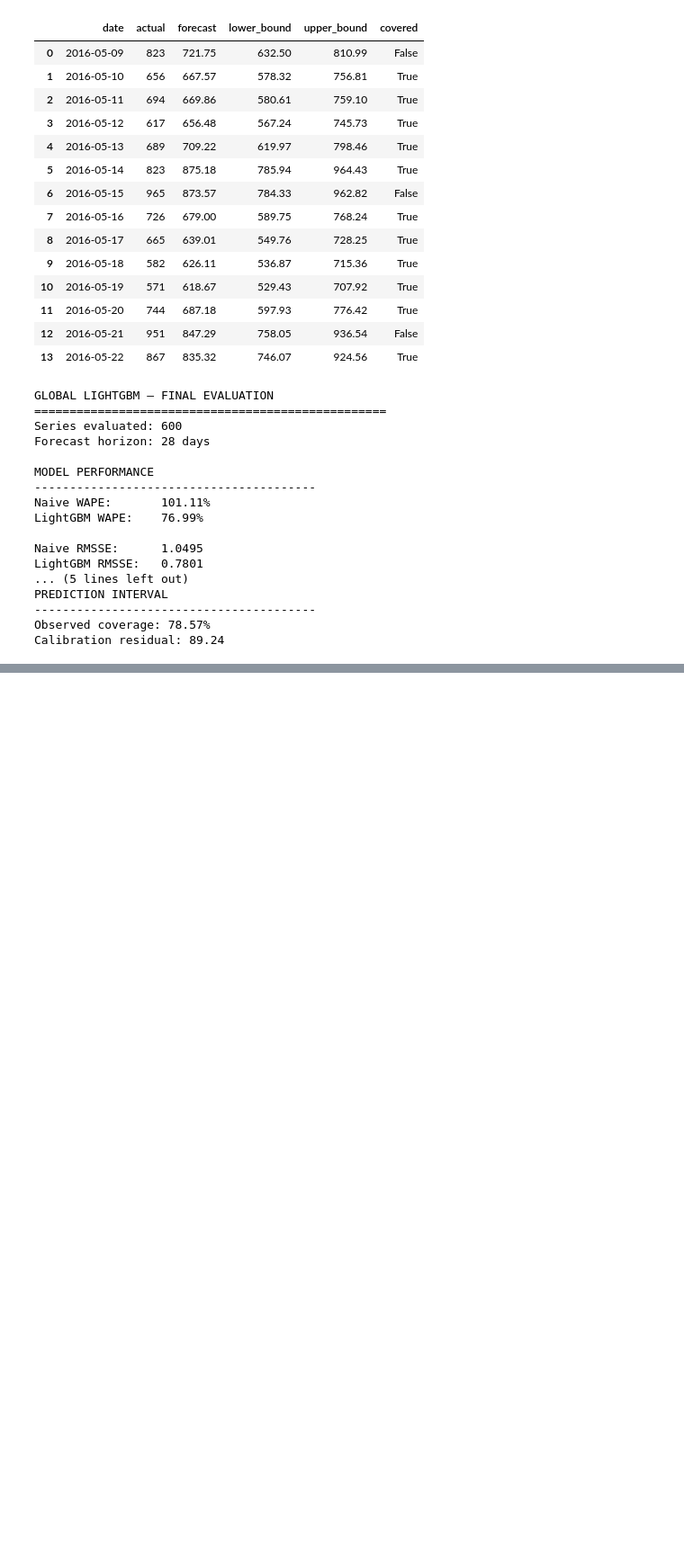
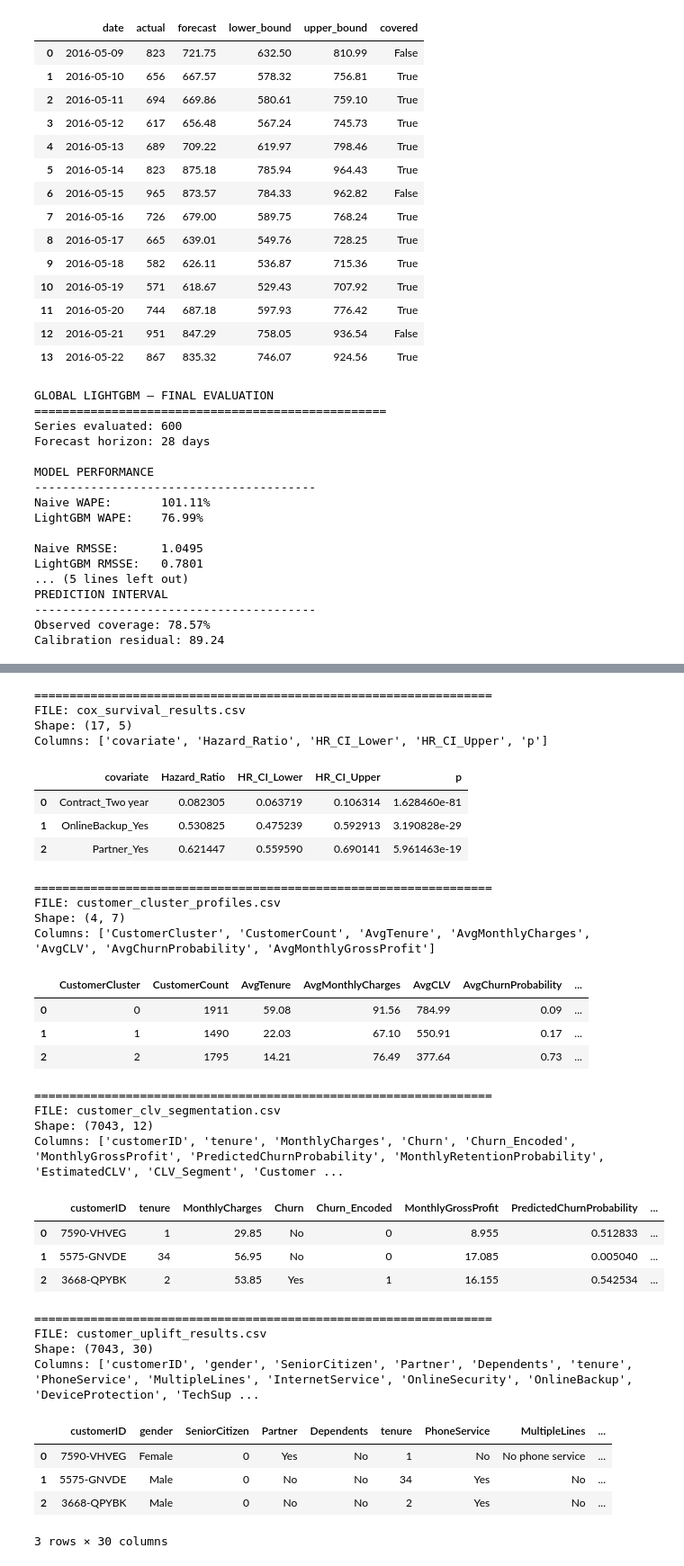
Before and after one commit to saudjabarali/Nexvia-Technologies-Data-Science-Internship, a Jupyter notebook: DS-02_Demand_Forecasting_and_Inventory_Optimization/main2.ipynb, the cells around one changed output, grey strips where cells are left out. Shown at 90% size. Saved outputs shown, nothing was run; the diff lists cells and outputs as text; code cells hidden in the pictures; blank space fills up the shorter version.

```diff
--- a/DS-02_Demand_Forecasting_and_Inventory_Optimization/main2.ipynb
+++ b/DS-02_Demand_Forecasting_and_Inventory_Optimization/main2.ipynb
@@ -4103,0 +4257,18 @@ Calibration residual: 89.24
+# %%
+from pathlib import Path
+
+project_root = Path.cwd().parent
+
+ds01_path = project_root / "DS-01_Customer_Lifetime_Value_and_Churn"
+
+for folder in [
+    ds01_path / "data",
+    ds01_path / "data" / "processed",
+    ds01_path / "models",
+]:
+    print(f"\n📁 {folder}")
+    if folder.exists():
+        for item in sorted(folder.iterdir()):
+            print("  ", item.name, "(folder)" if item.is_dir() else f"({item.stat().st_size / 1024:.1f} KB)")
+    else:
+        print("   Folder does not exist")
@@ -4103,0 +4287,47 @@ Calibration residual: 89.24
+# %%
+import pandas as pd
+
+processed_path = ds01_path / "data" / "processed"
+
+for file in sorted(processed_path.glob("*.csv")):
+    df = pd.read_csv(file)
+
+    print(f"\n{'='*65}")
+    print(f"FILE: {file.name}")
+    print("Shape:", df.shape)
+    print("Columns:", df.columns.tolist())
+    display(df.head(3))
+# %% [output]
+=================================================================
+FILE: cox_survival_results.csv
+Shape: (17, 5)
+Columns: ['covariate', 'Hazard_Ratio', 'HR_CI_Lower', 'HR_CI_Upper', 'p']
+|  | covariate | Hazard_Ratio | HR_CI_Lower | HR_CI_Upper | p |
+| 0 | Contract_Two year | 0.082305 | 0.063719 | 0.106314 | 1.628460e-81 |
+| 1 | OnlineBackup_Yes | 0.530825 | 0.475239 | 0.592913 | 3.190828e-29 |
+| 2 | Partner_Yes | 0.621447 | 0.559590 | 0.690141 | 5.961463e-19 |
+=================================================================
+FILE: customer_cluster_profiles.csv
+Shape: (4, 7)
+Columns: ['CustomerCluster', 'CustomerCount', 'AvgTenure', 'AvgMonthlyCharges', 'AvgCLV', 'AvgChurnProbability', 'AvgMonthlyGrossProfit']
+|  | CustomerCluster | CustomerCount | AvgTenure | AvgMonthlyCharges | AvgCLV | AvgChurnProbability | ... |
+| 0 | 0 | 1911 | 59.08 | 91.56 | 784.99 | 0.09 | ... |
+| 1 | 1 | 1490 | 22.03 | 67.10 | 550.91 | 0.17 | ... |
+| 2 | 2 | 1795 | 14.21 | 76.49 | 377.64 | 0.73 | ... |
+=================================================================
+FILE: customer_clv_segmentation.csv
+Shape: (7043, 12)
+Columns: ['customerID', 'tenure', 'MonthlyCharges', 'Churn', 'Churn_Encoded', 'MonthlyGrossProfit', 'PredictedChurnProbability', 'MonthlyRetentionProbability', 'EstimatedCLV', 'CLV_Segment', 'Customer ...
+|  | customerID | tenure | MonthlyCharges | Churn | Churn_Encoded | MonthlyGrossProfit | PredictedChurnProbability | ... |
+| 0 | 7590-VHVEG | 1 | 29.85 | No | 0 | 8.955 | 0.512833 | ... |
+| 1 | 5575-GNVDE | 34 | 56.95 | No | 0 | 17.085 | 0.005040 | ... |
+| 2 | 3668-QPYBK | 2 | 53.85 | Yes | 1 | 16.155 | 0.542534 | ... |
+=================================================================
+FILE: customer_uplift_results.csv
+Shape: (7043, 30)
+Columns: ['customerID', 'gender', 'SeniorCitizen', 'Partner', 'Dependents', 'tenure', 'PhoneService', 'MultipleLines', 'InternetService', 'OnlineSecurity', 'OnlineBackup', 'DeviceProtection', 'TechSup ...
+|  | customerID | gender | SeniorCitizen | Partner | Dependents | tenure | PhoneService | MultipleLines | ... |
+| 0 | 7590-VHVEG | Female | 0 | Yes | No | 1 | No | No phone service | ... |
+| 1 | 5575-GNVDE | Male | 0 | No | No | 34 | Yes | No | ... |
+| 2 | 3668-QPYBK | Male | 0 | No | No | 2 | Yes | No | ... |
+3 rows × 30 columns
```
Also changed, not shown: parts of 8 cells of this notebook, 1 other file.
